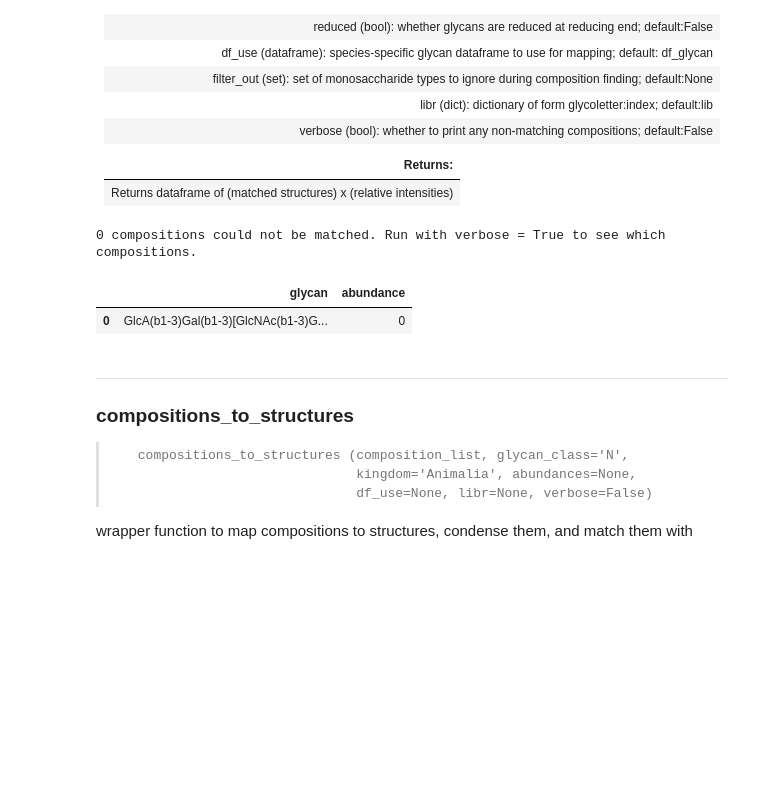
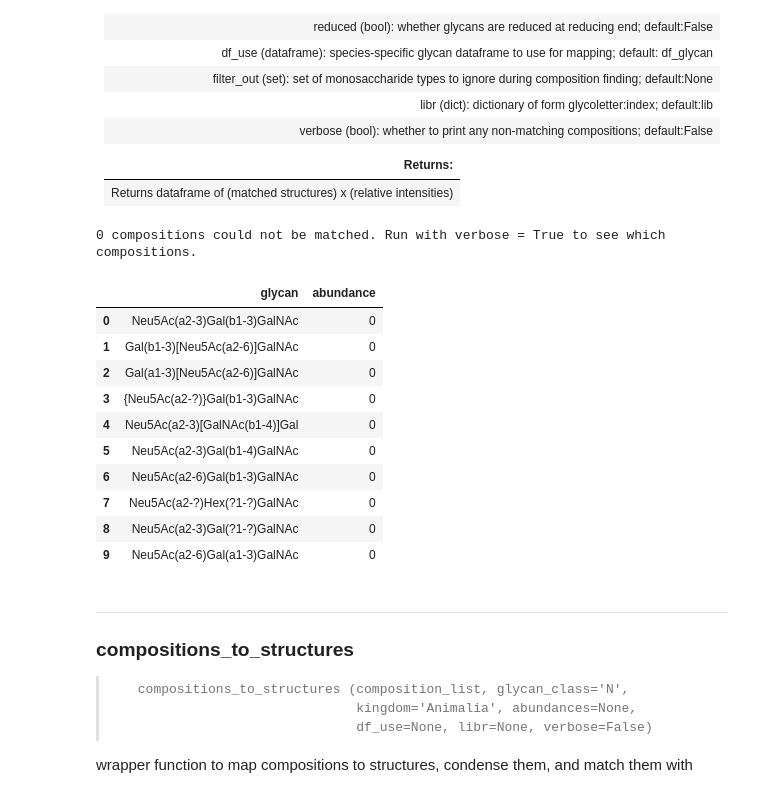
Before and after one commit to BojarLab/glycowork, a Jupyter notebook: 03_motif.ipynb, the cells around one changed output. Drawn from its saved outputs; the diff is of its cells as text; code cells hidden in the pictures; blank space fills up the shorter version.

```diff
--- a/03_motif.ipynb
+++ b/03_motif.ipynb
@@ -1754,11 +1859,20 @@ wrapper function to map precursor masses to structures, condense them, and match
 | :-
 | Returns dataframe of (matched structures) x (relative intensities)
 # %%
-mz_to_structures([965.29], glycan_class = 'O')
+mz_to_structures([674.29], glycan_class = 'O')
 # %% [output]
 0 compositions could not be matched. Run with verbose = True to see which compositions.
 |  | glycan | abundance |
-| 0 | GlcA(b1-3)Gal(b1-3)[GlcNAc(b1-3)G... | 0 |
+| 0 | Neu5Ac(a2-3)Gal(b1-3)GalNAc | 0 |
+| 1 | Gal(b1-3)[Neu5Ac(a2-6)]GalNAc | 0 |
+| 2 | Gal(a1-3)[Neu5Ac(a2-6)]GalNAc | 0 |
+| 3 | {Neu5Ac(a2-?)}Gal(b1-3)GalNAc | 0 |
+| 4 | Neu5Ac(a2-3)[GalNAc(b1-4)]Gal | 0 |
+| 5 | Neu5Ac(a2-3)Gal(b1-4)GalNAc | 0 |
+| 6 | Neu5Ac(a2-6)Gal(b1-3)GalNAc | 0 |
+| 7 | Neu5Ac(a2-?)Hex(?1-?)GalNAc | 0 |
+| 8 | Neu5Ac(a2-3)Gal(?1-?)GalNAc | 0 |
+| 9 | Neu5Ac(a2-6)Gal(a1-3)GalNAc | 0 |
 # %%
 show_doc(compositions_to_structures)
 # %% [output]
```
Also changed, not shown: parts of 20 cells of this notebook, 8 other files.
